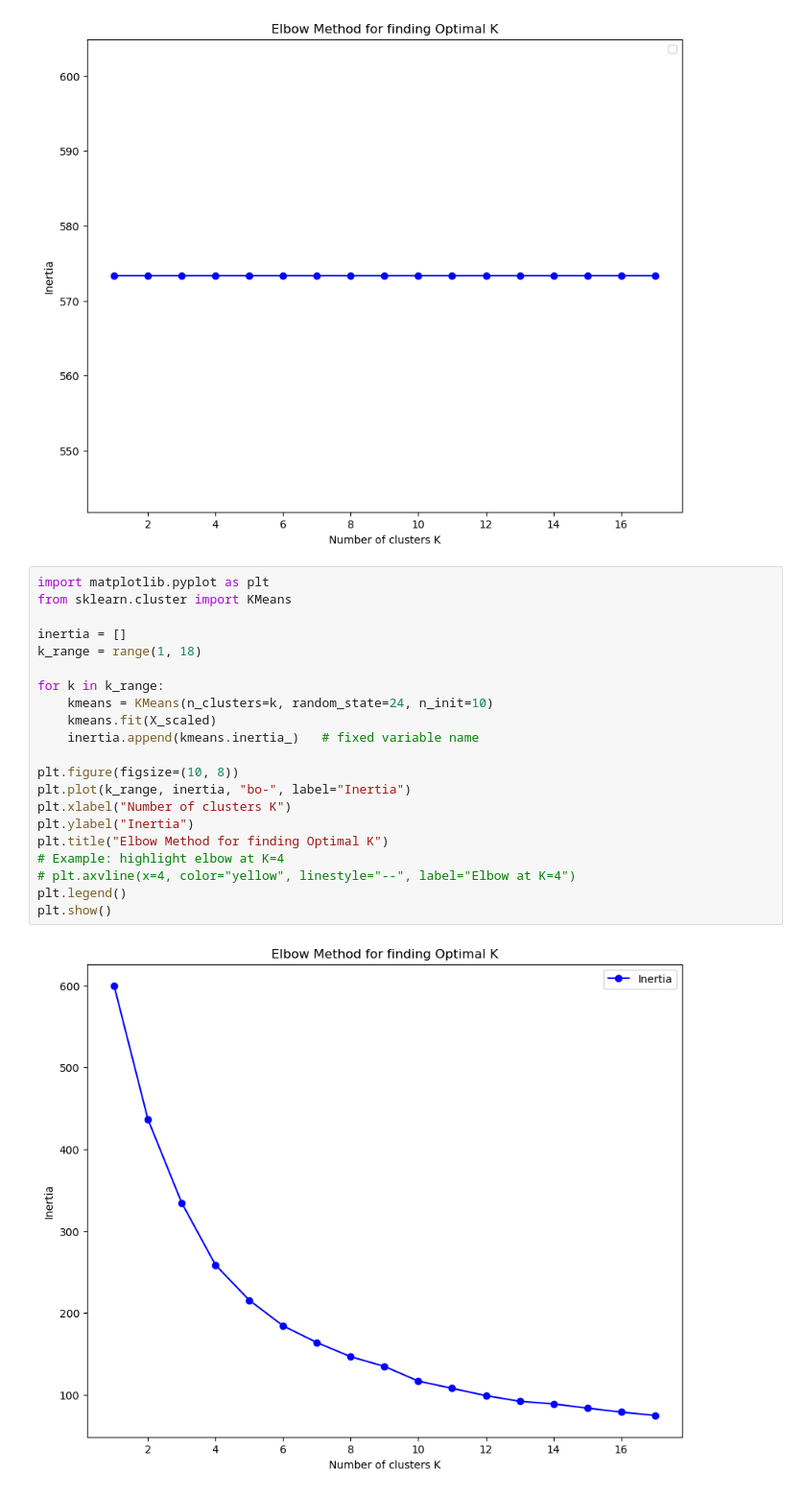
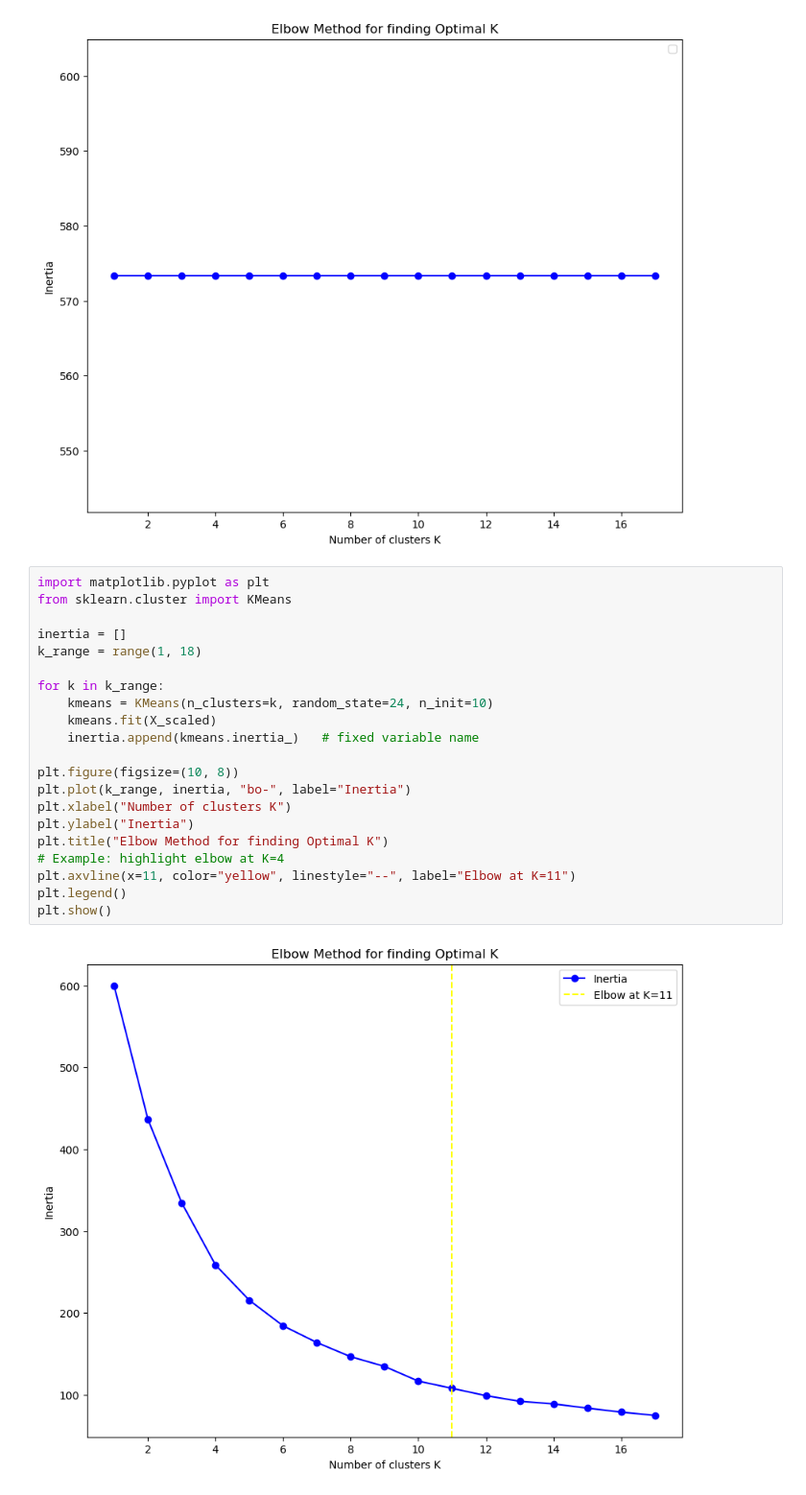
Before and after one commit to geoffreykemboi/Phase-4---Machine-Learning-II, a Jupyter notebook: recommend.ipynb, the cells around one changed output. Shown at 96% size. Drawn from its saved outputs; the diff is of its cells as text.

```diff
--- a/recommend.ipynb
+++ b/recommend.ipynb
@@ -450,23 +450,23 @@ plt.show()
 # %%
 import matplotlib.pyplot as plt
 from sklearn.cluster import KMeans
 
 inertia = []
 k_range = range(1, 18)
 
 for k in k_range:
     kmeans = KMeans(n_clusters=k, random_state=24, n_init=10)
     kmeans.fit(X_scaled)
     inertia.append(kmeans.inertia_)   # fixed variable name
 
 plt.figure(figsize=(10, 8))
 plt.plot(k_range, inertia, "bo-", label="Inertia")
 plt.xlabel("Number of clusters K")
 plt.ylabel("Inertia")
 plt.title("Elbow Method for finding Optimal K")
 # Example: highlight elbow at K=4
-# plt.axvline(x=4, color="yellow", linestyle="--", label="Elbow at K=4")
+plt.axvline(x=11, color="yellow", linestyle="--", label="Elbow at K=11")
 plt.legend()
 plt.show()
 # %% [output]
-[figure, old version]
+[figure, new version]
```
Also changed, not shown: parts of 3 cells of this notebook.
